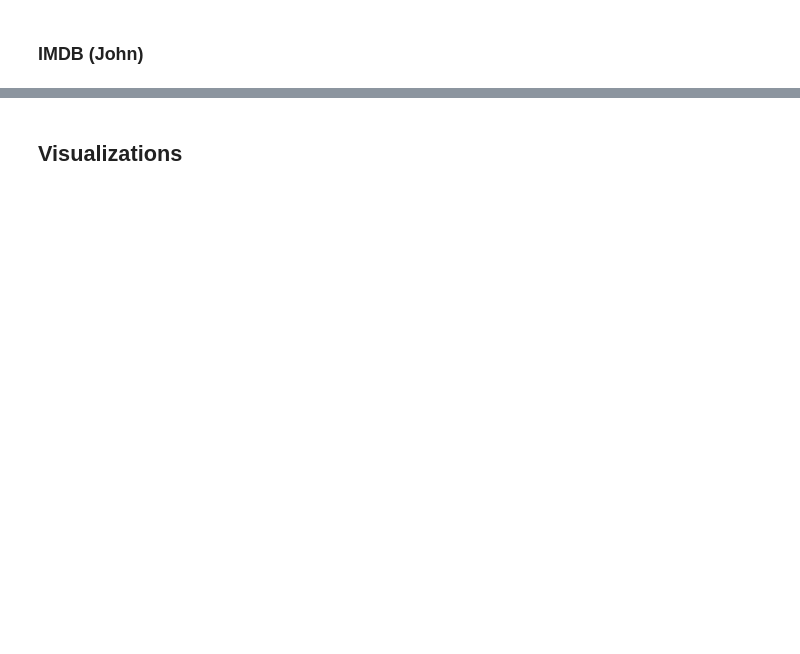
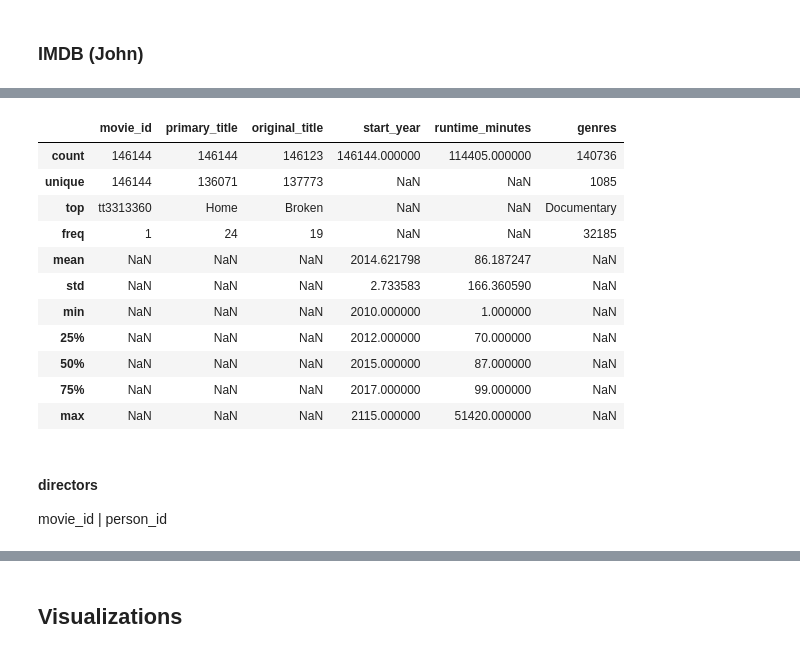
Before and after one commit to jbaumgit/Linear-Regression-and-Statistical-Analysis-on-Box-Office-Movie-Performance, a Jupyter notebook: MainNotebook.ipynb, the cells around one changed output, grey strips where cells are left out. Saved outputs shown, nothing was run; the diff lists cells and outputs as text; code cells hidden in the pictures; blank space fills up the shorter version.

```diff
--- a/MainNotebook.ipynb
+++ b/MainNotebook.ipynb
@@ -16,0 +99,5 @@
+# %%
+movie_basics = pd.read_sql("""
+            SELECT *
+            FROM movie_basics
+""", conn)
@@ -16,0 +129,18 @@
+# %%
+movie_basics.describe(include="all")
+# %% [output]
+|  | movie_id | primary_title | original_title | start_year | runtime_minutes | genres |
+| count | 146144 | 146144 | 146123 | 146144.000000 | 114405.000000 | 140736 |
+| unique | 146144 | 136071 | 137773 | NaN | NaN | 1085 |
+| top | tt3313360 | Home | Broken | NaN | NaN | Documentary |
+| freq | 1 | 24 | 19 | NaN | NaN | 32185 |
+| mean | NaN | NaN | NaN | 2014.621798 | 86.187247 | NaN |
+| std | NaN | NaN | NaN | 2.733583 | 166.360590 | NaN |
+| min | NaN | NaN | NaN | 2010.000000 | 1.000000 | NaN |
+| 25% | NaN | NaN | NaN | 2012.000000 | 70.000000 | NaN |
+| 50% | NaN | NaN | NaN | 2015.000000 | 87.000000 | NaN |
+| 75% | NaN | NaN | NaN | 2017.000000 | 99.000000 | NaN |
+| max | NaN | NaN | NaN | 2115.000000 | 51420.000000 | NaN |
+# %% [markdown]
+#### directors
+movie_id  |  person_id
```
Also changed, not shown: parts of 47 cells of this notebook.
